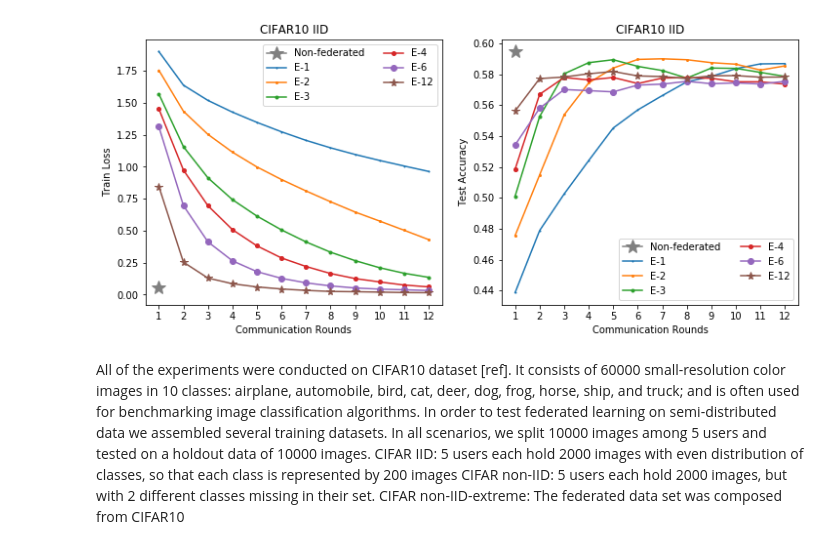
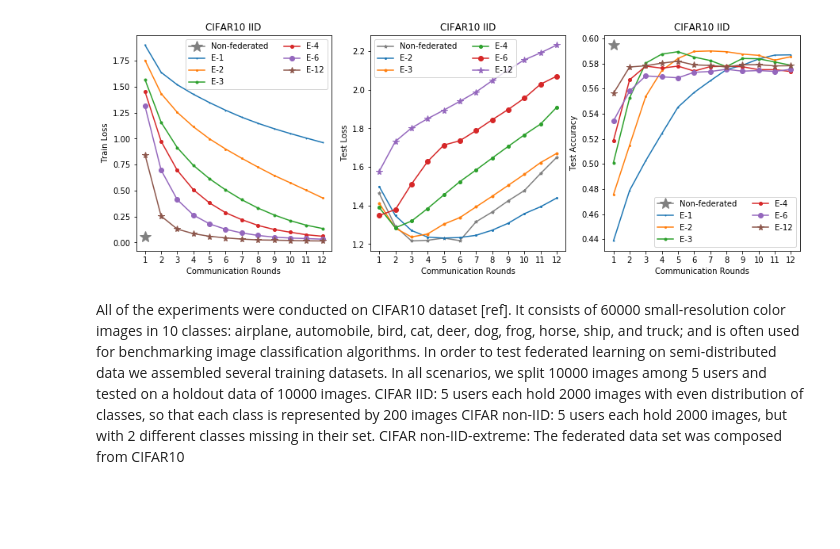
Before and after one commit to abogdanova/FedMed, a Jupyter notebook: Experiments.ipynb, the cells around one changed output. Saved outputs shown, nothing was run; the diff lists cells and outputs as text; code cells hidden in the pictures; blank space fills up the shorter version.

```diff
--- a/Experiments.ipynb
+++ b/Experiments.ipynb
@@ -15,39 +15,53 @@ NFAccuracy = [None, 0.4793, 0.5491, 0.5767, 0.5789, 0.5863, 0.5986, 0.5812, 0.58
 NFT = [None, 0.05975285329222679]
 NFA = [None, 0.5947]
 # %%
-plt.figure(figsize=(12,5))
+plt.figure(figsize=(15,5))
 
-plt.subplot(1,2,1)
+plt.subplot(1,3,1)
 plt.plot(NFT, color="grey",  marker='*', markersize = 14, label="Non-federated")
 plt.plot(iE1C5Train, marker='o', label='E-1', markersize = 1)
 plt.plot(iE2C5Train, marker='o', label='E-2', markersize = 2)
 plt.plot(iE3C5Train, marker='o', label='E-3', markersize = 3)
 plt.plot(iE4C5Train, marker='o', label='E-4', markersize = 4)
 plt.plot(iE6C5Train, marker='o', label='E-6', markersize = 6)
 plt.plot(iE12C5Train, marker='*', label='E-12', markersize = 8)
 plt.xticks(np.arange(1, 13, step=1))
 plt.ylabel('Train Loss')
 plt.xlabel('Communication Rounds')
 plt.title("CIFAR10 IID")
 plt.legend(ncol=2)
 
-plt.subplot(1,2,2)
+plt.subplot(1,3,3)
 plt.plot(NFA, color="grey",  marker='*', markersize = 14, label="Non-federated")
 plt.plot(iE1C5Accuracy, marker='o', label='E-1', markersize = 1)
 plt.plot(iE2C5Accuracy, marker='o', label='E-2', markersize = 2)
 plt.plot(iE3C5Accuracy, marker='o', label='E-3', markersize = 3)
 plt.plot(iE4C5Accuracy, marker='o', label='E-4', markersize = 4)
 plt.plot(iE6C5Accuracy, marker='o', label='E-6', markersize = 6)
 plt.plot(iE12C5Accuracy, marker='*', label='E-12', markersize = 8)
 plt.xticks(np.arange(1, 13, step=1))
 plt.ylabel('Test Accuracy')
 plt.xlabel('Communication Rounds')
 plt.title("CIFAR10 IID")
 plt.legend(ncol=2)
 
+plt.subplot(1,3,2)
+plt.plot(NFTest, color="grey",  marker='*', markersize = 4, label="Non-federated")
+#plt.plot(iE1C5Test, marker='o', label='E-1', markersize = 1)
+plt.plot(iE2C5Test, marker='o', label='E-2', markersize = 2)
+plt.plot(iE3C5Test, marker='o', label='E-3', markersize = 3)
+plt.plot(iE4C5Test, marker='o', label='E-4', markersize = 4)
+plt.plot(iE6C5Test, marker='o', label='E-6', markersize = 6)
+plt.plot(iE12C5Test, marker='*', label='E-12', markersize = 8)
+plt.xticks(np.arange(1, 13, step=1))
+plt.ylabel('Test Loss')
+plt.xlabel('Communication Rounds')
+plt.title("CIFAR10 IID")
+plt.legend(ncol=2)
+
 plt.show()
 # %% [output]
-[figure, old version]
+[figure, new version]
 # %% [markdown]
 All of the experiments were conducted on CIFAR10 dataset [ref]. It consists of 60000 small-resolution color images in 10 classes: airplane, automobile, bird, cat, deer, dog, frog, horse, ship, and truck; and is often used for benchmarking image classification algorithms.
 In order to test federated learning on semi-distributed data we assembled several training datasets. In all scenarios, we split 10000 images among 5 users and tested on a holdout data of 10000 images.
```
Also changed, not shown: parts of 10 cells of this notebook, 30 other files.
